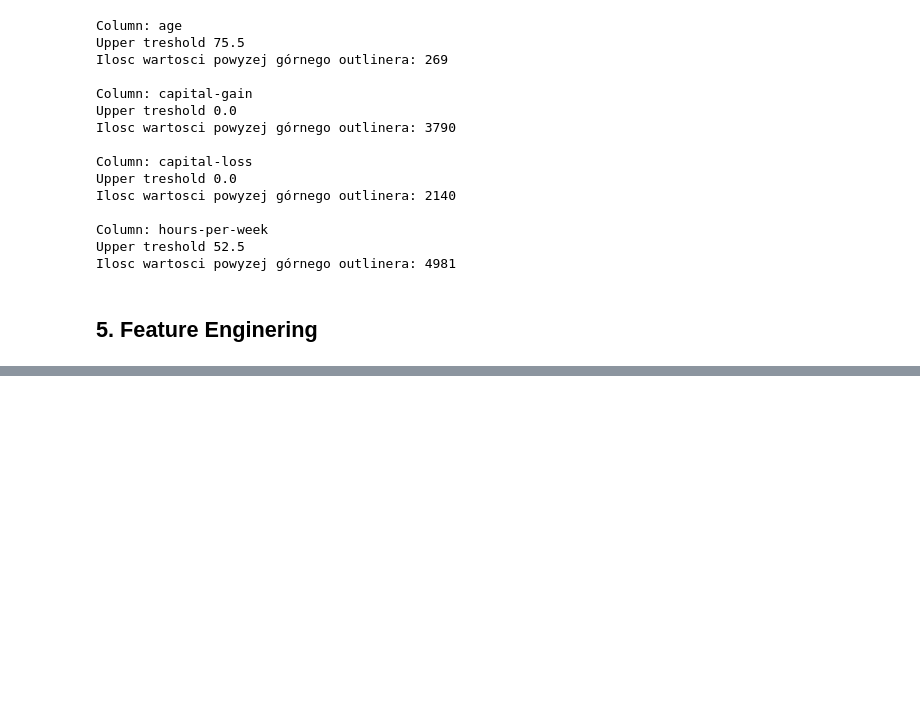
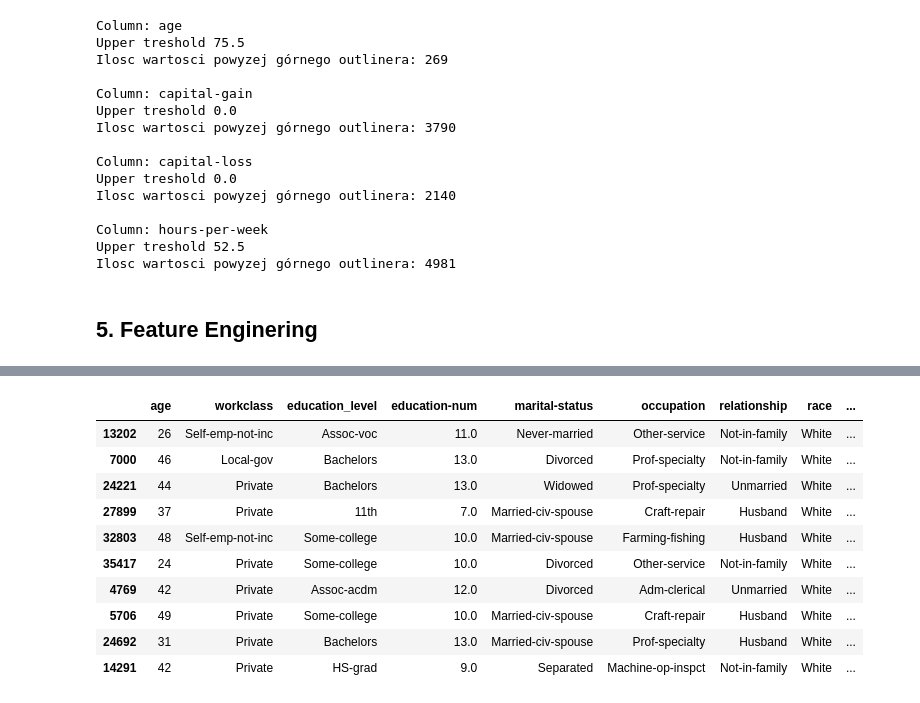
Before and after one commit to CrisMagdziak/Census-Income, a Jupyter notebook: Income.ipynb, the cells around one changed output, grey strips where cells are left out. Drawn from its saved outputs; the diff is of its cells as text; code cells hidden in the pictures; blank space fills up the shorter version.

```diff
--- a/Income.ipynb
+++ b/Income.ipynb
@@ -327,0 +337,14 @@ df.sample(10)
+# %%
+df_new.sample(10)
+# %% [output]
+|  | age | workclass | education_level | education-num | marital-status | occupation | relationship | race | ... |
+| 13202 | 26 | Self-emp-not-inc | Assoc-voc | 11.0 | Never-married | Other-service | Not-in-family | White | ... |
+| 7000 | 46 | Local-gov | Bachelors | 13.0 | Divorced | Prof-specialty | Not-in-family | White | ... |
+| 24221 | 44 | Private | Bachelors | 13.0 | Widowed | Prof-specialty | Unmarried | White | ... |
+| 27899 | 37 | Private | 11th | 7.0 | Married-civ-spouse | Craft-repair | Husband | White | ... |
+| 32803 | 48 | Self-emp-not-inc | Some-college | 10.0 | Married-civ-spouse | Farming-fishing | Husband | White | ... |
+| 35417 | 24 | Private | Some-college | 10.0 | Divorced | Other-service | Not-in-family | White | ... |
+| 4769 | 42 | Private | Assoc-acdm | 12.0 | Divorced | Adm-clerical | Unmarried | White | ... |
+| 5706 | 49 | Private | Some-college | 10.0 | Married-civ-spouse | Craft-repair | Husband | White | ... |
+| 24692 | 31 | Private | Bachelors | 13.0 | Married-civ-spouse | Prof-specialty | Husband | White | ... |
+| 14291 | 42 | Private | HS-grad | 9.0 | Separated | Machine-op-inspct | Not-in-family | White | ... |
```
Also changed, not shown: parts of 4 cells of this notebook, 1 other file.
